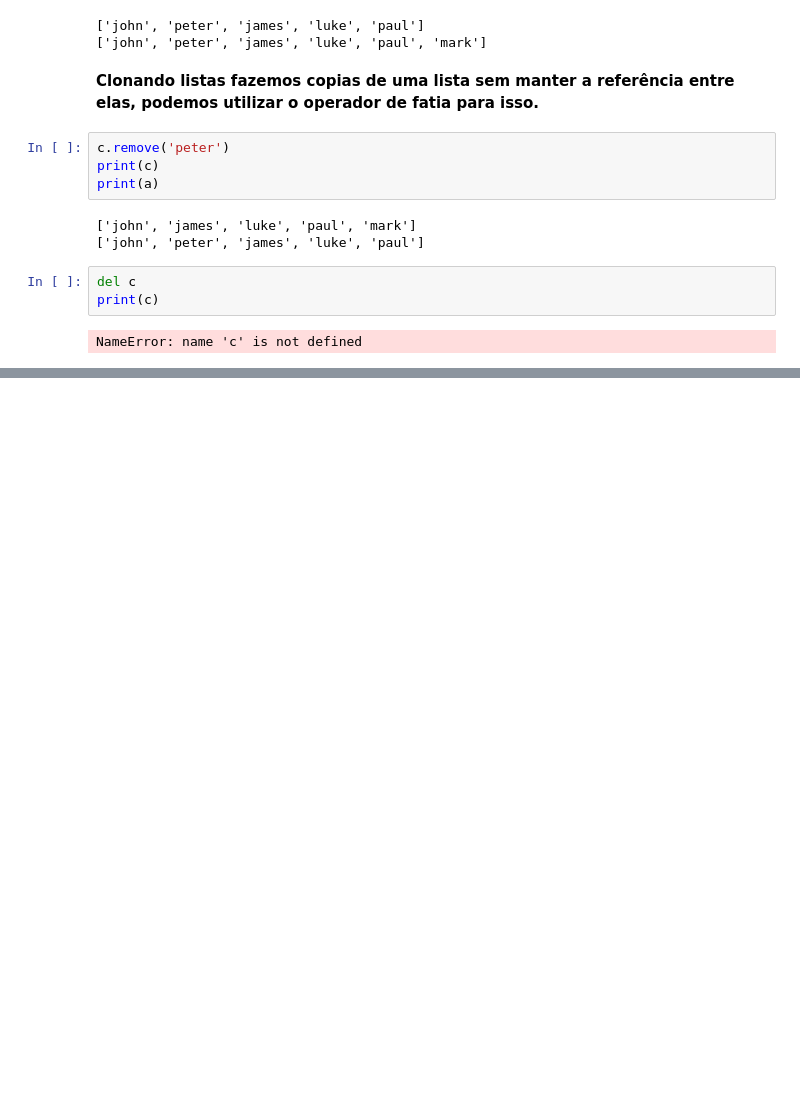
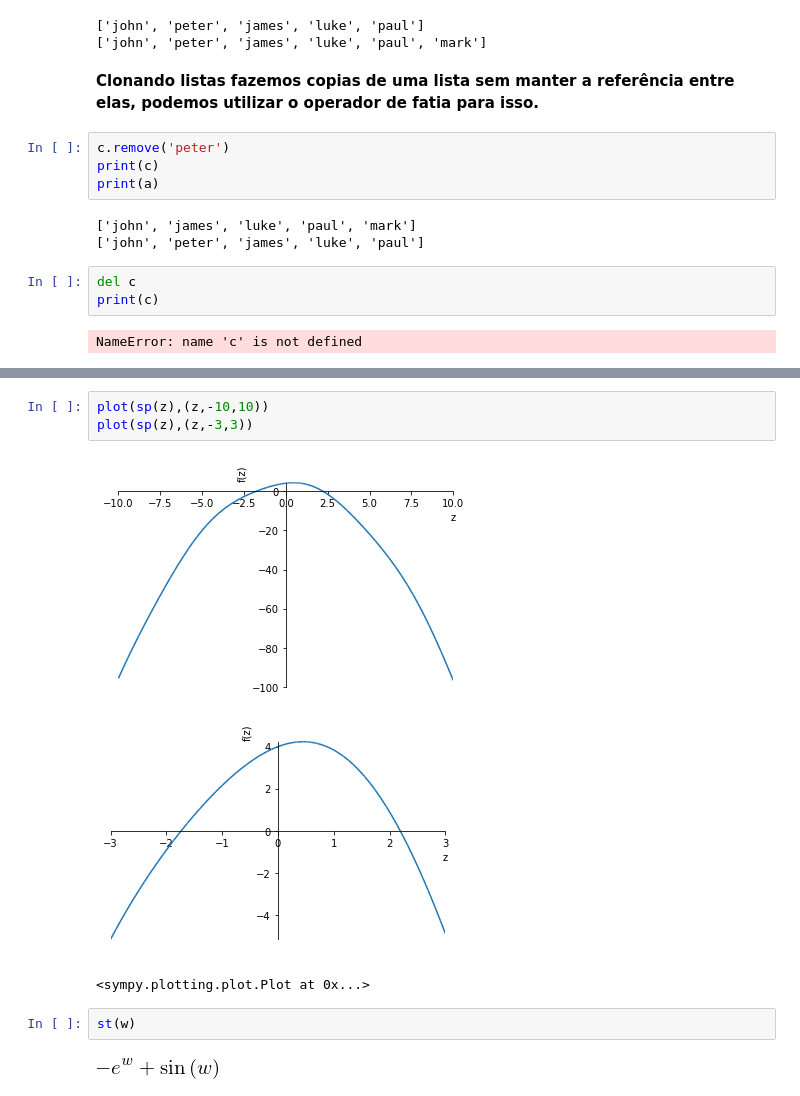
Before and after one commit to IcaroTARique/minicursoPYTHON, a Jupyter notebook: MINITOP de Python.ipynb, the cells around one changed output, grey strips where cells are left out. Drawn from its saved outputs; the diff is of its cells as text; blank space fills up the shorter version.

```diff
--- a/MINITOP de Python.ipynb
+++ b/MINITOP de Python.ipynb
@@ -625,0 +778,11 @@ NameError: name 'c' is not defined
+# %%
+plot(sp(z),(z,-10,10))
+plot(sp(z),(z,-3,3))
+# %% [output]
+[figure, added]
+[figure, added]
+<sympy.plotting.plot.Plot at 0x...>
+# %%
+st(w)
+# %% [output]
+[figure, added]
```
Also changed, not shown: parts of 37 cells of this notebook.
